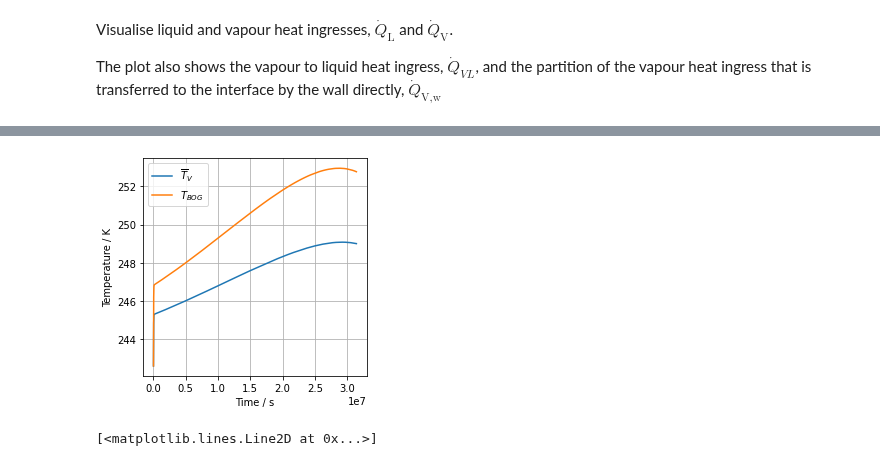
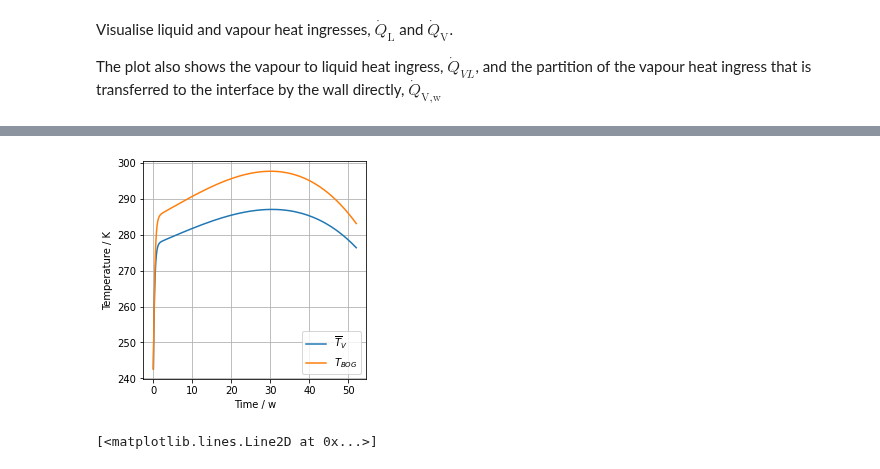
Before and after one commit to felipehuerta17/CryoEvap, a Jupyter notebook: notebooks/ammonia_large_longterm_v2.ipynb, the cells around one changed output, grey strips where cells are left out. Drawn from its saved outputs; the diff is of its cells as text; code cells hidden in the pictures.

```diff
--- a/notebooks/ammonia_large_longterm_v2.ipynb
+++ b/notebooks/ammonia_large_longterm_v2.ipynb
@@ -145,7 +147,7 @@ large_tank.plot_Q(unit='kW', t_unit='w')
 # %%
-large_tank.plot_tv_BOG()
+large_tank.plot_tv_BOG(t_unit='w')
 # %% [output]
-[figure, old version]
+[figure, new version]
 # %%
 # Heat flows to the liquid and vapour follow the effect of air temperature
 plt.plot(large_tank.data['Time'], large_tank.data['T_air'])
```
Also changed, not shown: parts of 6 cells of this notebook, 1 other file.
